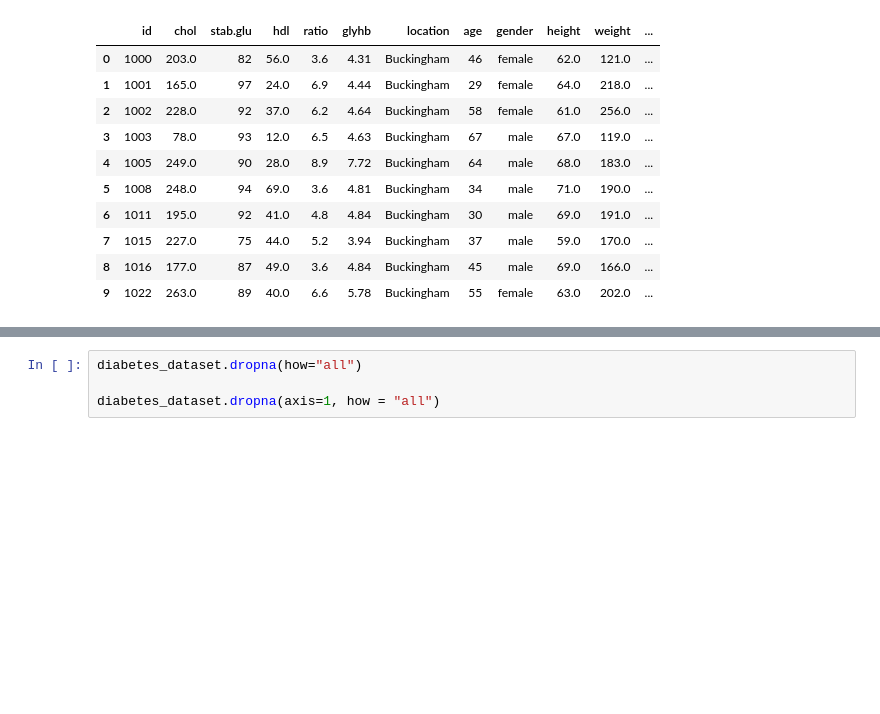
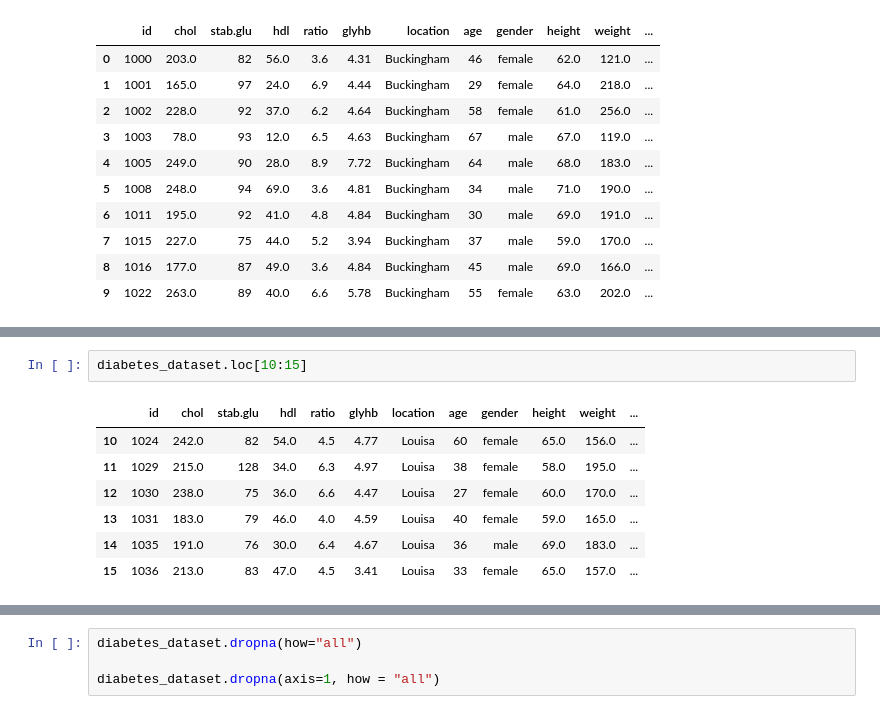
Before and after one commit to gmkumar1988/Data-Analytics-Projects, a Jupyter notebook: Diabetes_Prediction.ipynb, the cells around one changed output, grey strips where cells are left out. Drawn from its saved outputs; the diff is of its cells as text; blank space fills up the shorter version.

```diff
--- a/Diabetes_Prediction.ipynb
+++ b/Diabetes_Prediction.ipynb
@@ -21,0 +75,10 @@ Reading data:
+# %%
+diabetes_dataset.loc[10:15]
+# %% [output]
+|  | id | chol | stab.glu | hdl | ratio | glyhb | location | age | gender | height | weight | ... |
+| 10 | 1024 | 242.0 | 82 | 54.0 | 4.5 | 4.77 | Louisa | 60 | female | 65.0 | 156.0 | ... |
+| 11 | 1029 | 215.0 | 128 | 34.0 | 6.3 | 4.97 | Louisa | 38 | female | 58.0 | 195.0 | ... |
+| 12 | 1030 | 238.0 | 75 | 36.0 | 6.6 | 4.47 | Louisa | 27 | female | 60.0 | 170.0 | ... |
+| 13 | 1031 | 183.0 | 79 | 46.0 | 4.0 | 4.59 | Louisa | 40 | female | 59.0 | 165.0 | ... |
+| 14 | 1035 | 191.0 | 76 | 30.0 | 6.4 | 4.67 | Louisa | 36 | male | 69.0 | 183.0 | ... |
+| 15 | 1036 | 213.0 | 83 | 47.0 | 4.5 | 3.41 | Louisa | 33 | female | 65.0 | 157.0 | ... |
```
Also changed, not shown: parts of 10 cells of this notebook, 2 other files.
